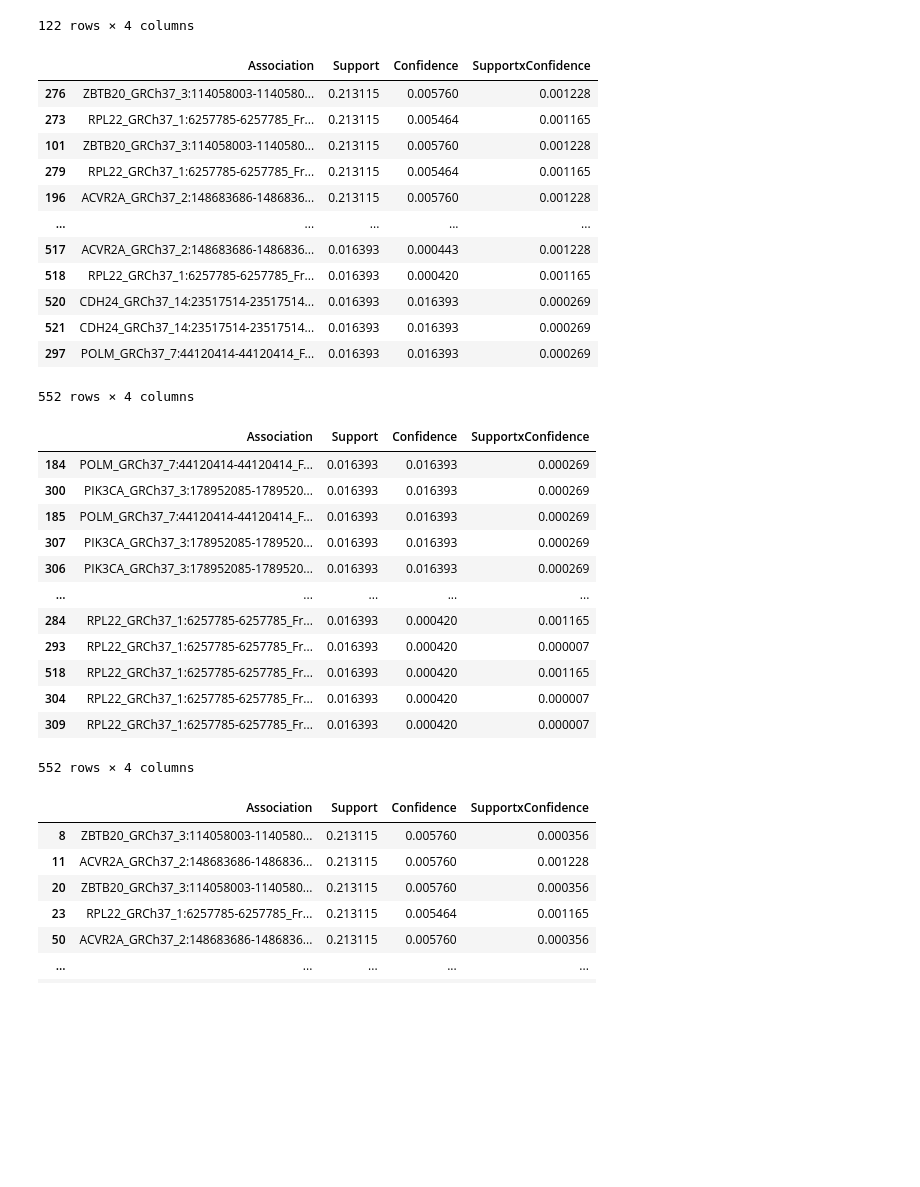
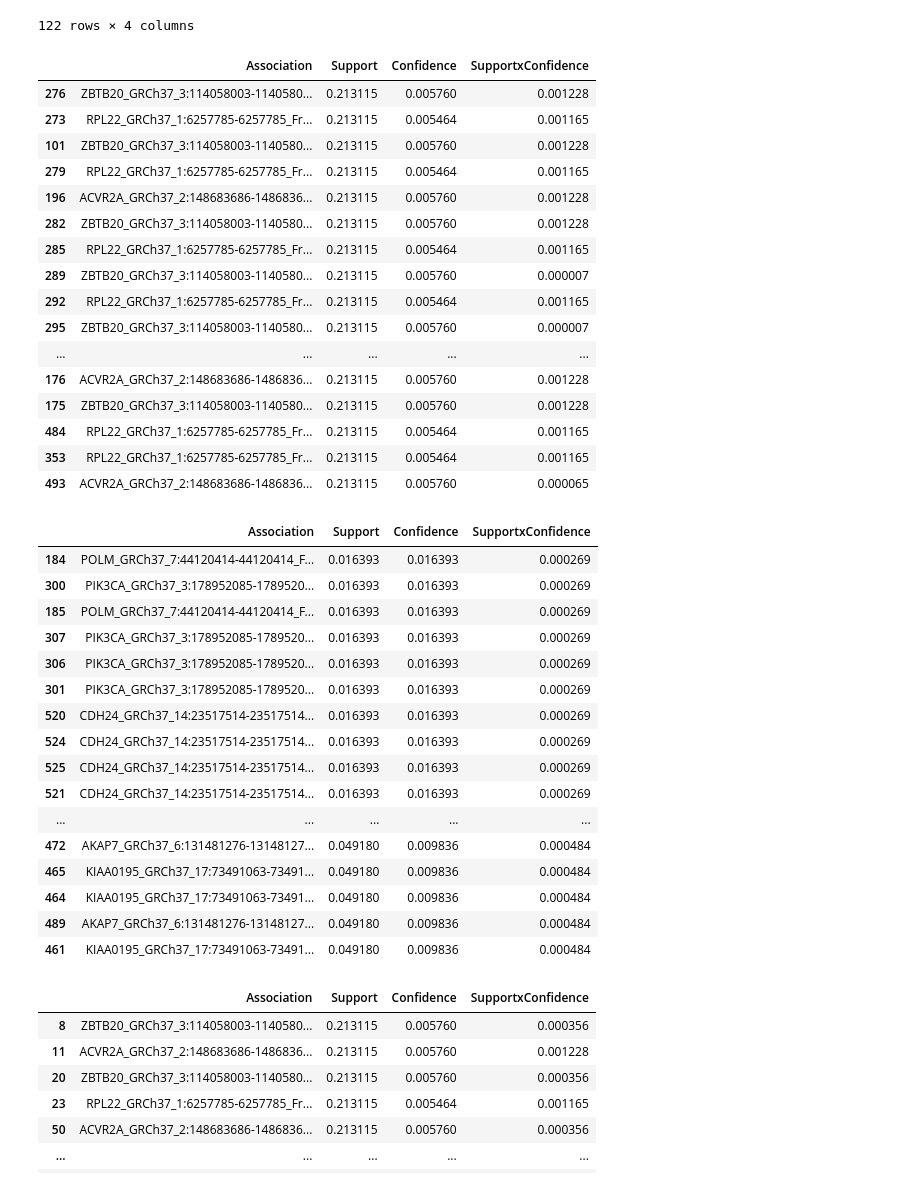
Before and after one commit to ajstein51/CS4170, a Jupyter notebook: main.ipynb, the cells around one changed output. Saved outputs shown, nothing was run; the diff lists cells and outputs as text; code cells hidden in the pictures; blank space fills up the shorter version.

```diff
--- a/main.ipynb
+++ b/main.ipynb
@@ -2822,7 +2812,7 @@ for i in range(len(triplelist)):
     hw10df3.loc[(len(hw10df3.index))] = [triplelist[i][2]+'and'+triplelist[i][1]+'->'+triplelist[i][0], bc/len(tuplelist), (bc/len(tuplelist)) / c, (bc/len(tuplelist) * (bc/len(tuplelist)) / c)]
 # %%
 # output top support
-hw10df3.sort_values('Support', ascending=False)
+hw10df3.sort_values('Support', ascending=False).head(50)
 # %% [output]
 |  | Association | Support | Confidence | SupportxConfidence |
 | 276 | ZBTB20_GRCh37_3:114058003-1140580... | 0.213115 | 0.005760 | 0.001228 |
@@ -2830,30 +2820,38 @@ hw10df3.sort_values('Support', ascending=False)
 | 101 | ZBTB20_GRCh37_3:114058003-1140580... | 0.213115 | 0.005760 | 0.001228 |
 | 279 | RPL22_GRCh37_1:6257785-6257785_Fr... | 0.213115 | 0.005464 | 0.001165 |
 | 196 | ACVR2A_GRCh37_2:148683686-1486836... | 0.213115 | 0.005760 | 0.001228 |
+| 282 | ZBTB20_GRCh37_3:114058003-1140580... | 0.213115 | 0.005760 | 0.001228 |
+| 285 | RPL22_GRCh37_1:6257785-6257785_Fr... | 0.213115 | 0.005464 | 0.001165 |
+| 289 | ZBTB20_GRCh37_3:114058003-1140580... | 0.213115 | 0.005760 | 0.000007 |
+| 292 | RPL22_GRCh37_1:6257785-6257785_Fr... | 0.213115 | 0.005464 | 0.001165 |
+| 295 | ZBTB20_GRCh37_3:114058003-1140580... | 0.213115 | 0.005760 | 0.000007 |
 | ... | ... | ... | ... | ... |
-| 517 | ACVR2A_GRCh37_2:148683686-1486836... | 0.016393 | 0.000443 | 0.001228 |
-| 518 | RPL22_GRCh37_1:6257785-6257785_Fr... | 0.016393 | 0.000420 | 0.001165 |
-| 520 | CDH24_GRCh37_14:23517514-23517514... | 0.016393 | 0.016393 | 0.000269 |
-| 521 | CDH24_GRCh37_14:23517514-23517514... | 0.016393 | 0.016393 | 0.000269 |
-| 297 | POLM_GRCh37_7:44120414-44120414_F... | 0.016393 | 0.016393 | 0.000269 |
+| 176 | ACVR2A_GRCh37_2:148683686-1486836... | 0.213115 | 0.005760 | 0.001228 |
+| 175 | ZBTB20_GRCh37_3:114058003-1140580... | 0.213115 | 0.005760 | 0.001228 |
+| 484 | RPL22_GRCh37_1:6257785-6257785_Fr... | 0.213115 | 0.005464 | 0.001165 |
+| 353 | RPL22_GRCh37_1:6257785-6257785_Fr... | 0.213115 | 0.005464 | 0.001165 |
+| 493 | ACVR2A_GRCh37_2:148683686-1486836... | 0.213115 | 0.005760 | 0.000065 |
-552 rows × 4 columns
 # %%
 # output top confidence
-hw10df3.sort_values('Confidence', ascending=False)
+hw10df3.sort_values('Confidence', ascending=False).head(50)
 # %% [output]
 |  | Association | Support | Confidence | SupportxConfidence |
 | 184 | POLM_GRCh37_7:44120414-44120414_F... | 0.016393 | 0.016393 | 0.000269 |
 | 300 | PIK3CA_GRCh37_3:178952085-1789520... | 0.016393 | 0.016393 | 0.000269 |
 | 185 | POLM_GRCh37_7:44120414-44120414_F... | 0.016393 | 0.016393 | 0.000269 |
 | 307 | PIK3CA_GRCh37_3:178952085-1789520... | 0.016393 | 0.016393 | 0.000269 |
 | 306 | PIK3CA_GRCh37_3:178952085-1789520... | 0.016393 | 0.016393 | 0.000269 |
+| 301 | PIK3CA_GRCh37_3:178952085-1789520... | 0.016393 | 0.016393 | 0.000269 |
+| 520 | CDH24_GRCh37_14:23517514-23517514... | 0.016393 | 0.016393 | 0.000269 |
+| 524 | CDH24_GRCh37_14:23517514-23517514... | 0.016393 | 0.016393 | 0.000269 |
+| 525 | CDH24_GRCh37_14:23517514-23517514... | 0.016393 | 0.016393 | 0.000269 |
+| 521 | CDH24_GRCh37_14:23517514-23517514... | 0.016393 | 0.016393 | 0.000269 |
 | ... | ... | ... | ... | ... |
-| 284 | RPL22_GRCh37_1:6257785-6257785_Fr... | 0.016393 | 0.000420 | 0.001165 |
-| 293 | RPL22_GRCh37_1:6257785-6257785_Fr... | 0.016393 | 0.000420 | 0.000007 |
-| 518 | RPL22_GRCh37_1:6257785-6257785_Fr... | 0.016393 | 0.000420 | 0.001165 |
-| 304 | RPL22_GRCh37_1:6257785-6257785_Fr... | 0.016393 | 0.000420 | 0.000007 |
-| 309 | RPL22_GRCh37_1:6257785-6257785_Fr... | 0.016393 | 0.000420 | 0.000007 |
+| 472 | AKAP7_GRCh37_6:131481276-13148127... | 0.049180 | 0.009836 | 0.000484 |
+| 465 | KIAA0195_GRCh37_17:73491063-73491... | 0.049180 | 0.009836 | 0.000484 |
+| 464 | KIAA0195_GRCh37_17:73491063-73491... | 0.049180 | 0.009836 | 0.000484 |
+| 489 | AKAP7_GRCh37_6:131481276-13148127... | 0.049180 | 0.009836 | 0.000484 |
+| 461 | KIAA0195_GRCh37_17:73491063-73491... | 0.049180 | 0.009836 | 0.000484 |
-552 rows × 4 columns
 # %%
 # Threshold for support .2
 tmpdf = hw10df3
```
Also changed, not shown: parts of 14 cells of this notebook.
